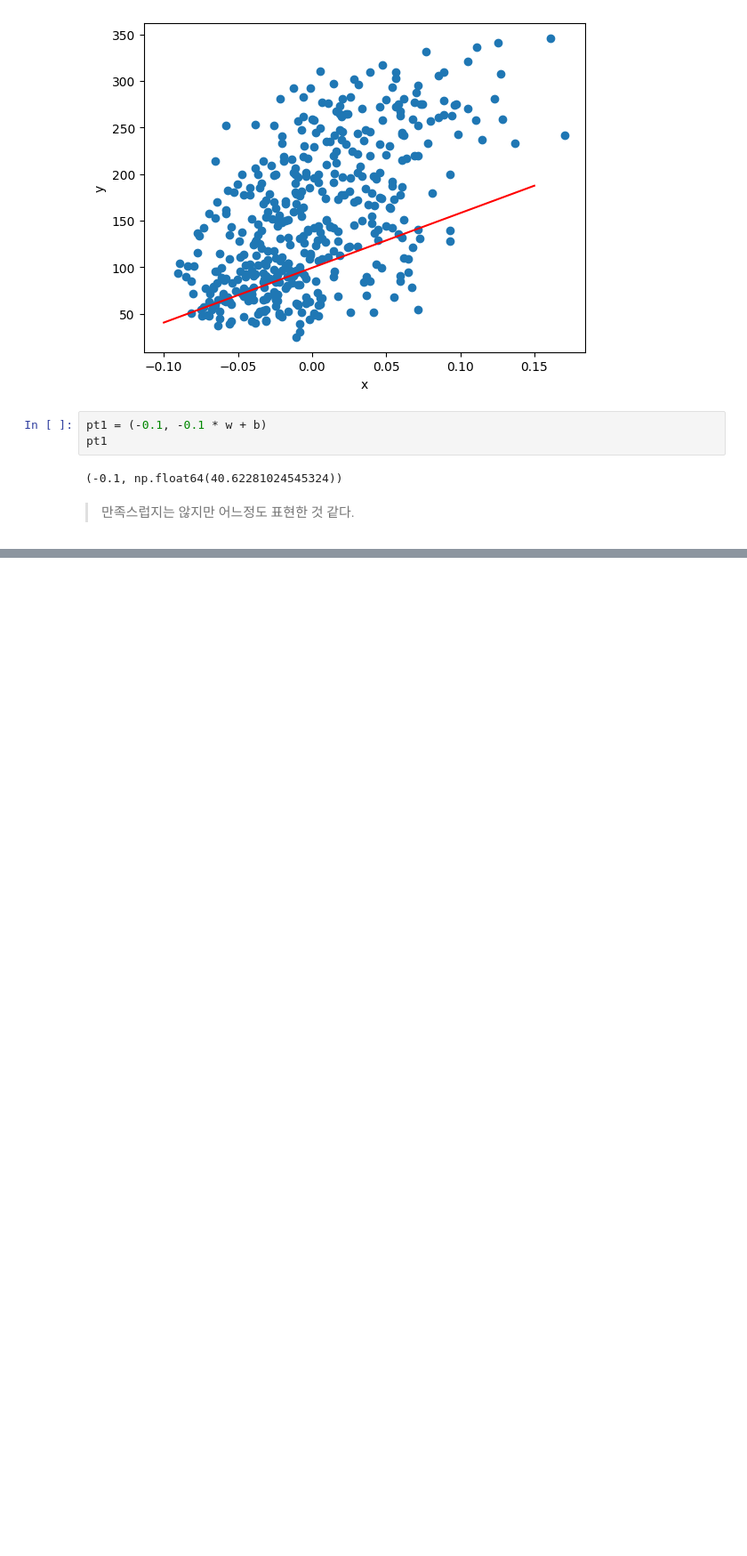
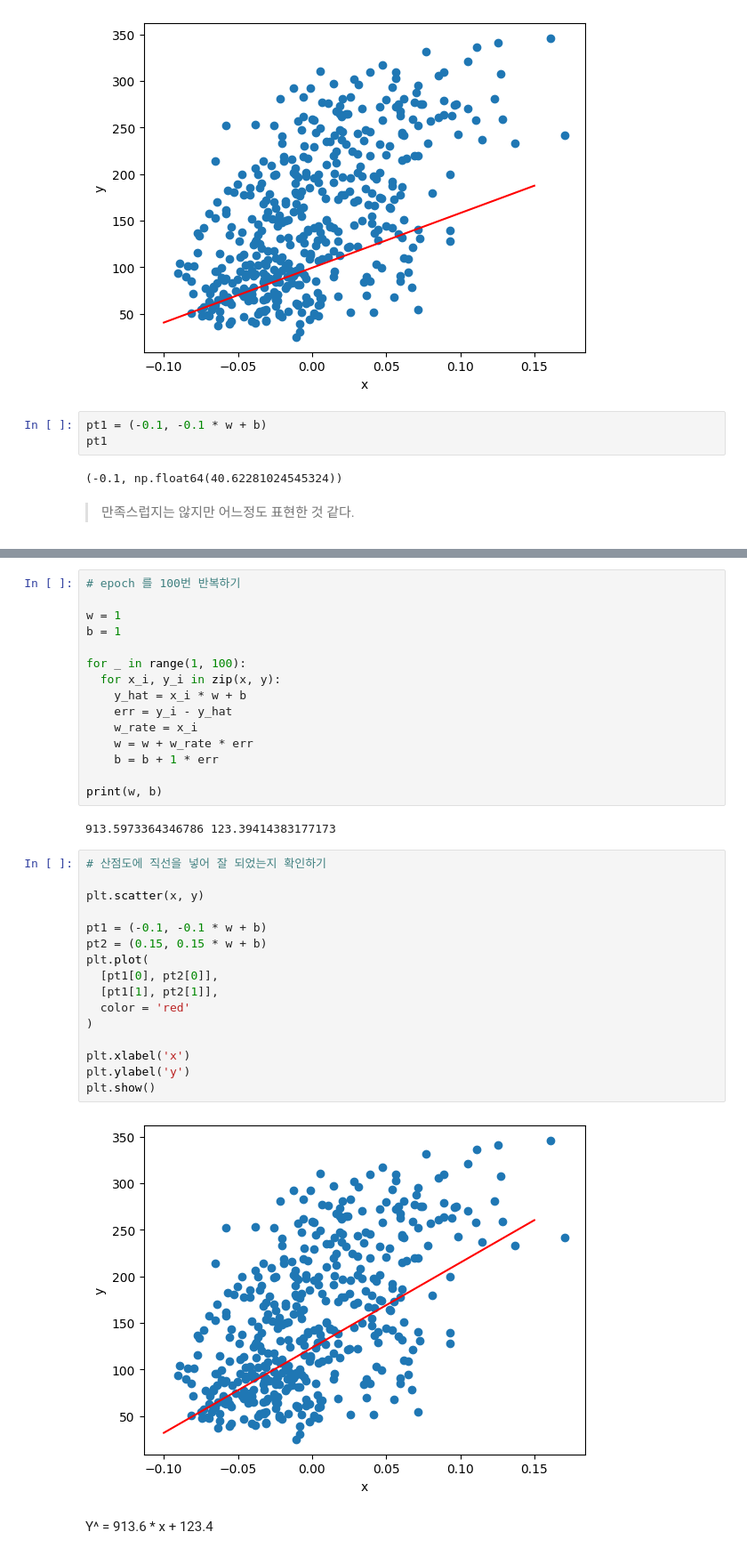
Before and after one commit to neymaru/deeplearning, a Jupyter notebook: Note/02.선형회귀.ipynb, the cells around one changed output, grey strips where cells are left out. Shown: that part at 89% size. Saved outputs shown, nothing was run; the diff lists cells and outputs as text; blank space fills up the shorter version.

```diff
--- a/Note/02.선형회귀.ipynb
+++ b/Note/02.선형회귀.ipynb
@@ -250,0 +259,37 @@ pt1
+# %%
+# epoch 를 100번 반복하기
+
+w = 1
+b = 1
+
+for _ in range(1, 100):
+  for x_i, y_i in zip(x, y):
+    y_hat = x_i * w + b
+    err = y_i - y_hat
+    w_rate = x_i
+    w = w + w_rate * err
+    b = b + 1 * err
+
+print(w, b)
+# %% [output]
+913.5973364346786 123.39414383177173
+# %%
+# 산점도에 직선을 넣어 잘 되었는지 확인하기
+
+plt.scatter(x, y)
+
+pt1 = (-0.1, -0.1 * w + b)
+pt2 = (0.15, 0.15 * w + b)
+plt.plot(
+  [pt1[0], pt2[0]],
+  [pt1[1], pt2[1]],
+  color = 'red'
+)
+
+plt.xlabel('x')
+plt.ylabel('y')
+plt.show()
+# %% [output]
+[figure, added]
+# %% [markdown]
+Y^ = 913.6 * x + 123.4
```
Also changed, not shown: parts of 8 cells of this notebook.
